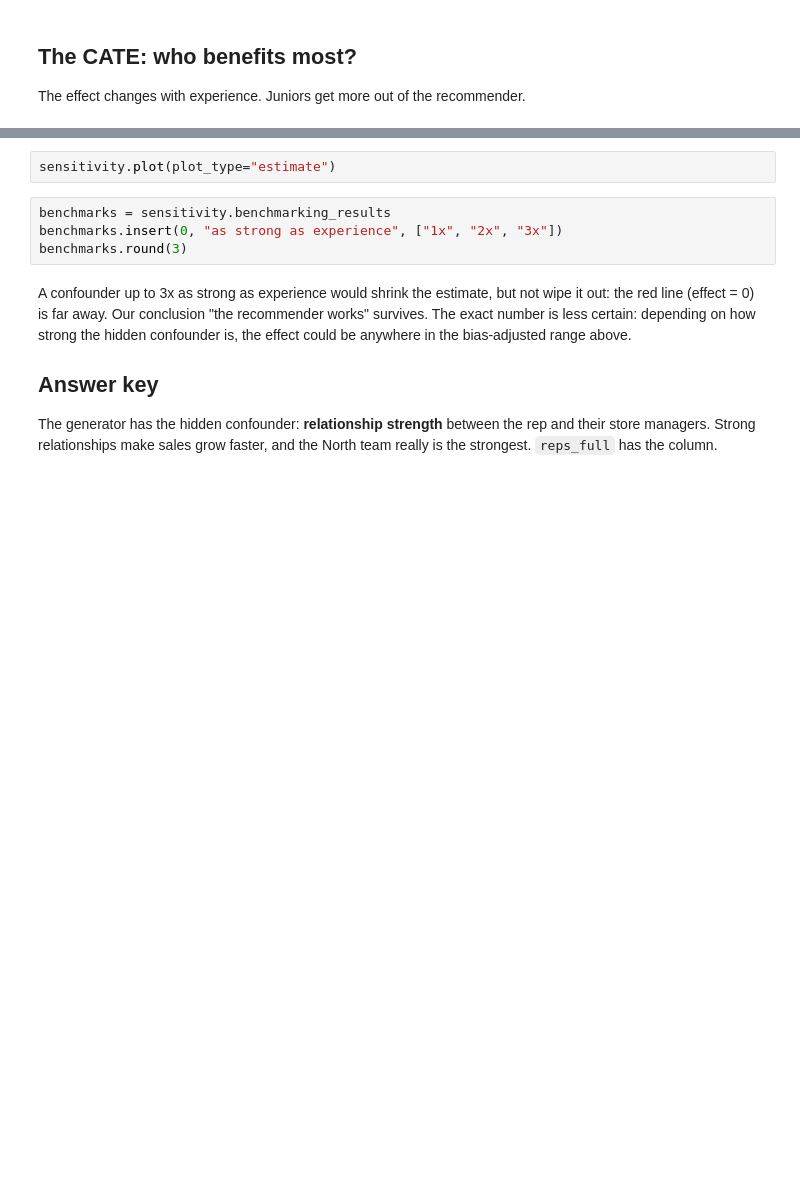
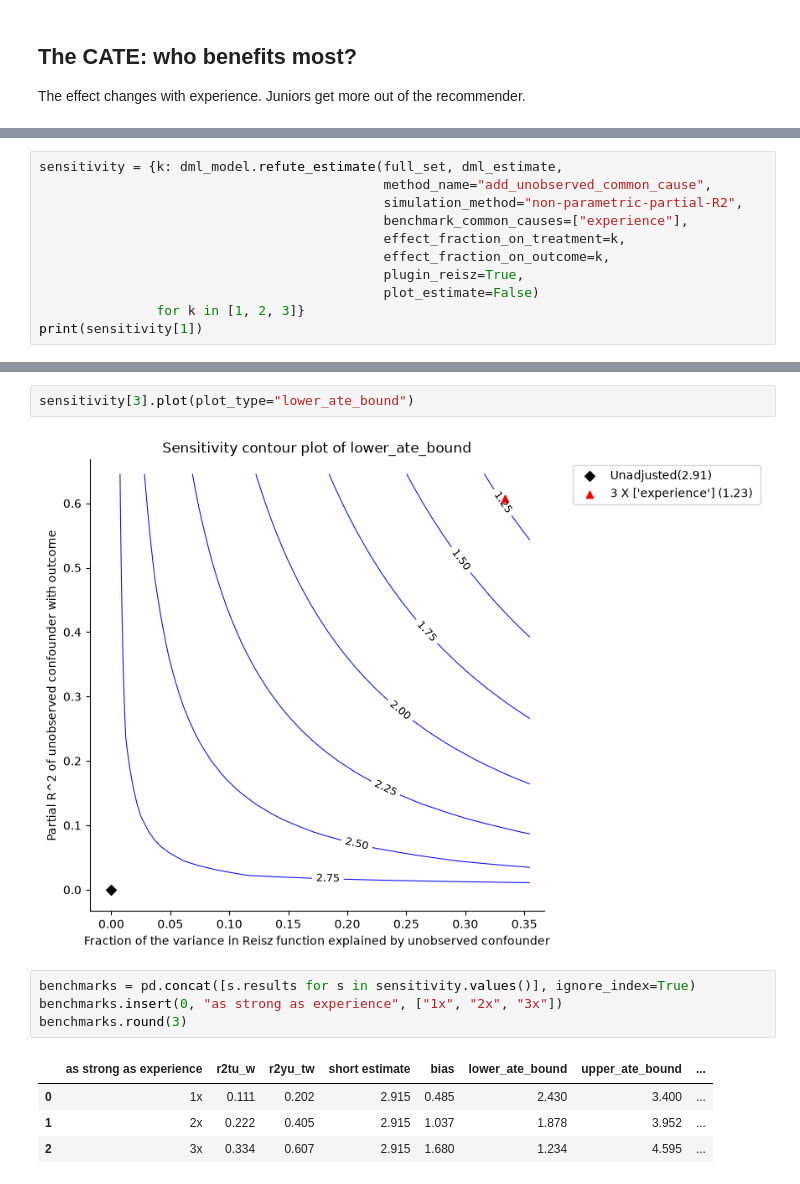
Before and after one commit to AlxndrMlk/talks-and-workshops, a Jupyter notebook: 2026-10--odsc-ai/03 - Double machine learning.ipynb, the cells around one changed output, grey strips where cells are left out. Drawn from its saved outputs; the diff is of its cells as text; blank space fills up the shorter version.

```diff
--- a/2026-10--odsc-ai/03 - Double machine learning.ipynb
+++ b/2026-10--odsc-ai/03 - Double machine learning.ipynb
@@ -200,0 +222,11 @@ print(sensitivity)
+# %%
+sensitivity = {k: dml_model.refute_estimate(full_set, dml_estimate,
+                                            method_name="add_unobserved_common_cause",
+                                            simulation_method="non-parametric-partial-R2",
+                                            benchmark_common_causes=["experience"],
+                                            effect_fraction_on_treatment=k,
+                                            effect_fraction_on_outcome=k,
+                                            plugin_reisz=True,
+                                            plot_estimate=False)
+               for k in [1, 2, 3]}
+print(sensitivity[1])
@@ -201,12 +245,13 @@ print(sensitivity)
 # %%
-sensitivity.plot(plot_type="estimate")
+sensitivity[3].plot(plot_type="lower_ate_bound")
+# %% [output]
+[figure, added]
 # %%
-benchmarks = sensitivity.benchmarking_results
+benchmarks = pd.concat([s.results for s in sensitivity.values()], ignore_index=True)
 benchmarks.insert(0, "as strong as experience", ["1x", "2x", "3x"])
 benchmarks.round(3)
+# %% [output]
+|  | as strong as experience | r2tu_w | r2yu_tw | short estimate | bias | lower_ate_bound | upper_ate_bound | ... |
+| 0 | 1x | 0.111 | 0.202 | 2.915 | 0.485 | 2.430 | 3.400 | ... |
+| 1 | 2x | 0.222 | 0.405 | 2.915 | 1.037 | 1.878 | 3.952 | ... |
+| 2 | 3x | 0.334 | 0.607 | 2.915 | 1.680 | 1.234 | 4.595 | ... |
-# %% [markdown]
-A confounder up to 3x as strong as experience would shrink the estimate, but not wipe it out: the red line (effect = 0) is far away. Our conclusion "the recommender works" survives. The exact number is less certain: depending on how strong the hidden confounder is, the effect could be anywhere in the bias-adjusted range above.
-
-## Answer key
-
-The generator has the hidden confounder: **relationship strength** between the rep and their store managers. Strong relationships make sales grow faster, and the North team really is the strongest. `reps_full` has the column.
```
Also changed, not shown: parts of 32 cells of this notebook, 1 other file.
